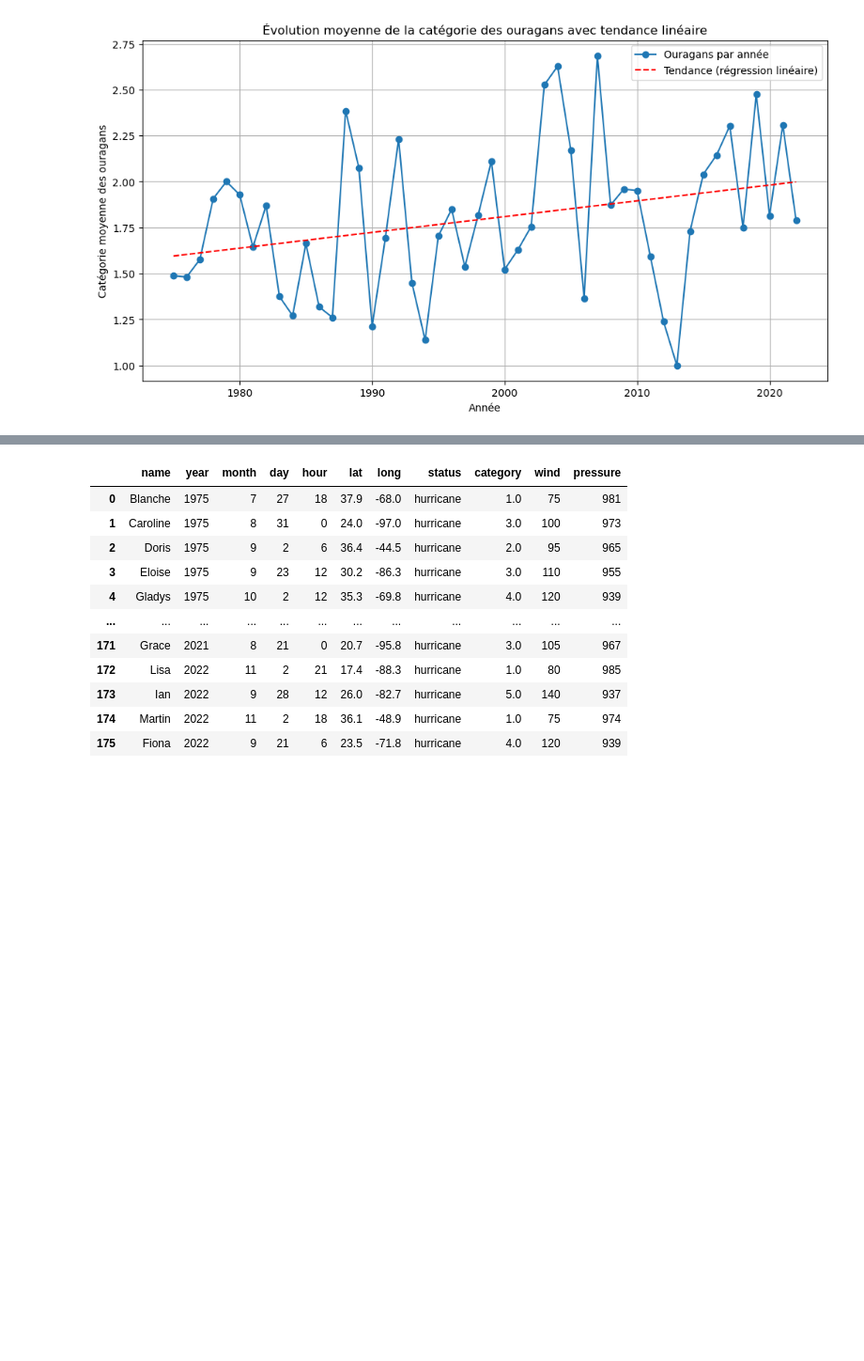
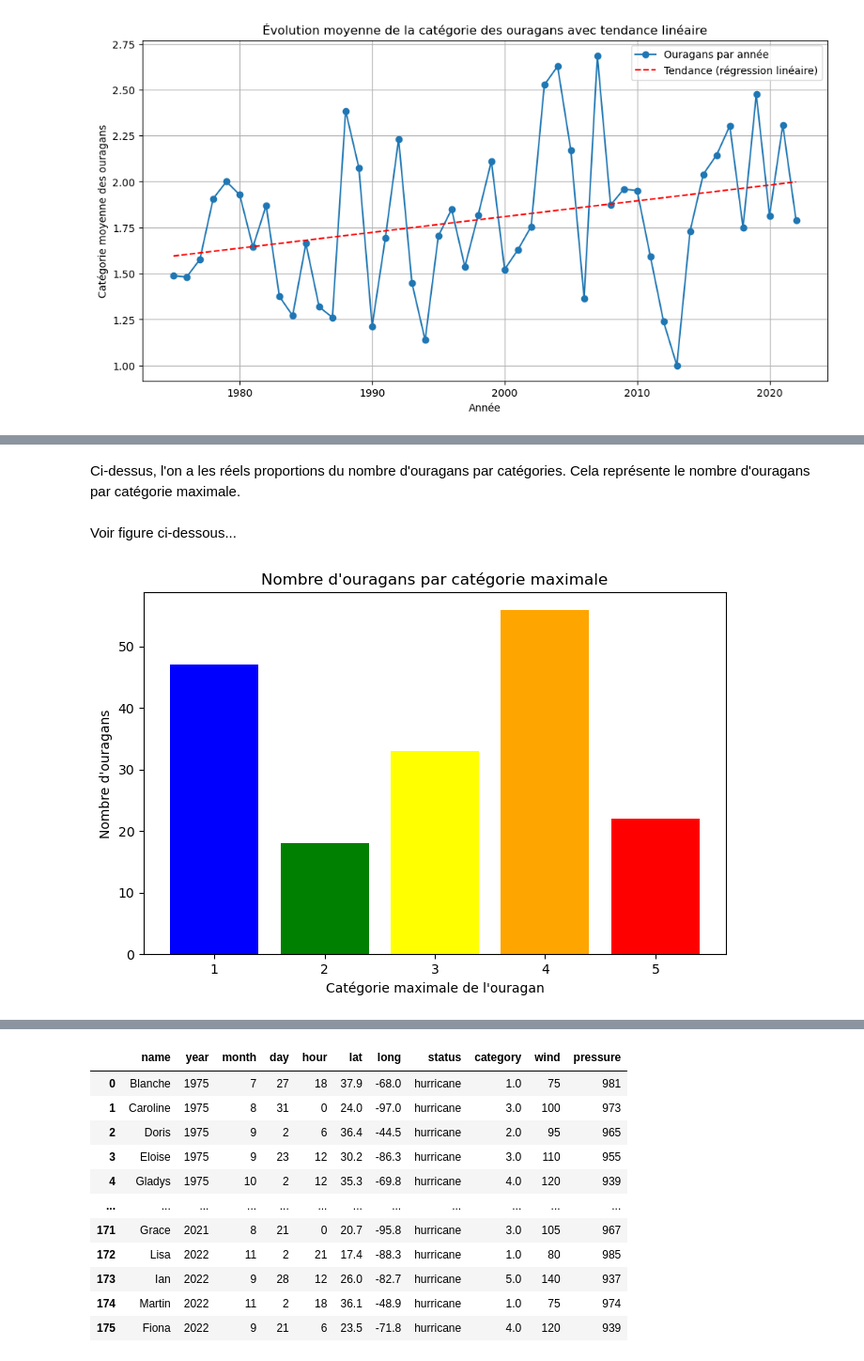
Before and after one commit to andersontess/Projet-Bio-Info, a Jupyter notebook: tess_mitopke_ruffine_kone_2.ipynb, the cells around one changed output, grey strips where cells are left out. Shown at 94% size. Drawn from its saved outputs; the diff is of its cells as text; code cells hidden in the pictures; blank space fills up the shorter version.

```diff
--- a/tess_mitopke_ruffine_kone_2.ipynb
+++ b/tess_mitopke_ruffine_kone_2.ipynb
@@ -107,10 +86,14 @@ Requirement already satisfied: certifi>=2017.4.17 in /opt/conda/lib/python3.12/s
 # %%
 #Dataset sur les cyclones (certaines lignes ont plus de virgules, c'est pourquoi on "skip" dans les bad_lines)
 df2 = pd.read_csv("storms.csv", sep=",", engine="python", on_bad_lines="skip")
+df2_copy = df2
 df2 = df2.drop(columns=["tropicalstorm_force_diameter", "hurricane_force_diameter", "pressure"]) # colonnes qu'on veut supprimer
+df2_copy = df2_copy.drop(columns=["tropicalstorm_force_diameter", "hurricane_force_diameter"])
 df2 = df2[df2["status"] == "hurricane"] # on regarde que les ouragans pour le moment
-
+df2_copy = df2_copy[df2_copy["status"] == "hurricane"] # on regarde que les ouragans pour le moment
 
 
 # On garde que les moments min et max du vent pour chaque ouragan
 df2["wind"] = pd.to_numeric(df2["wind"], errors="coerce")
+df2_copy["wind"] = pd.to_numeric(df2_copy["wind"], errors="coerce")
+df2_copy
@@ -512,8 +452,0 @@ df2_copy
-# %%
-df_sans['year'] = df_sans['Date'].dt.year
-df_sans['month'] = df_sans['Date'].dt.month
-df_sans['day'] = df_sans['Date'].dt.day
-df_sans['ouragan'] = 0
-df2_copy['ouragan'] = 1
-df_sans = df_sans.drop(columns=["Date"])
-df_sans
@@ -754,0 +694,5 @@ exact_duplicates
+# %%
+max_category_per_hurricane = df2_copy.groupby('name')['category'].max().reset_index()
+hurricane_counts = max_category_per_hurricane['category'].value_counts().sort_index()
+
+hurricane_counts
@@ -754,0 +707,14 @@ exact_duplicates
+# %% [markdown]
+Ci-dessus, l'on a les réels proportions du nombre d'ouragans par catégories. Cela représente le nombre d'ouragans par catégorie maximale.
+# %% [markdown]
+Voir figure ci-dessous...
+# %%
+plt.figure(figsize=(8,5))
+plt.bar(hurricane_counts.index, hurricane_counts.values, color=['blue', 'green', 'yellow', 'orange', 'red'])
+plt.xlabel("Catégorie maximale de l'ouragan")
+plt.ylabel("Nombre d'ouragans")
+plt.title("Nombre d'ouragans par catégorie maximale")
+
+plt.show()
+# %% [output]
+[figure, added]
```
Also changed, not shown: parts of 83 cells of this notebook.
